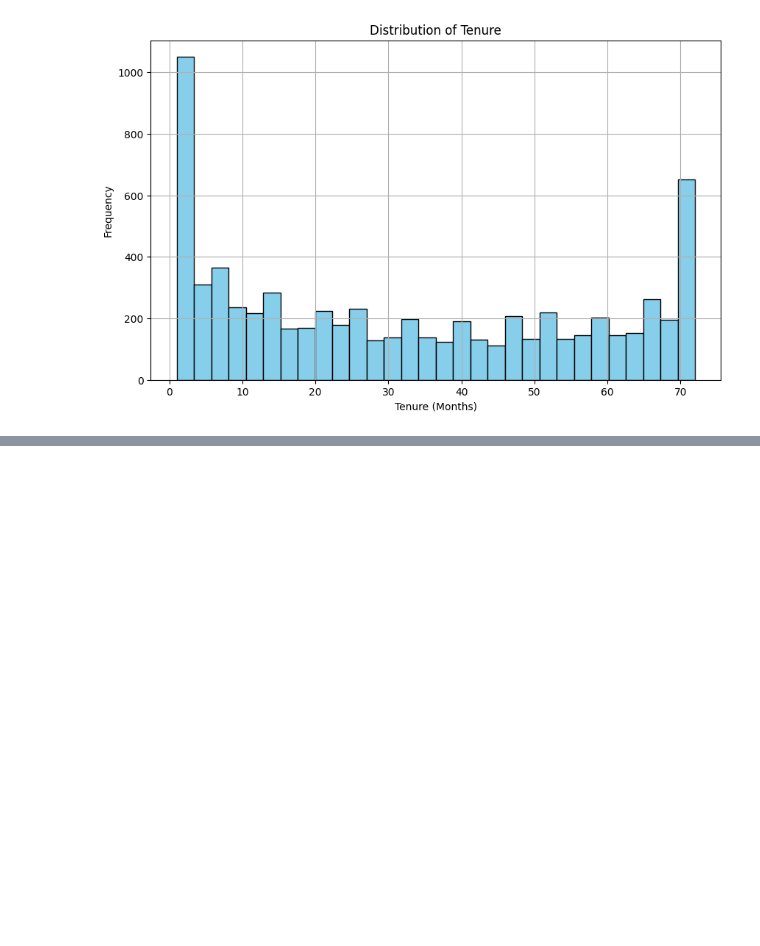
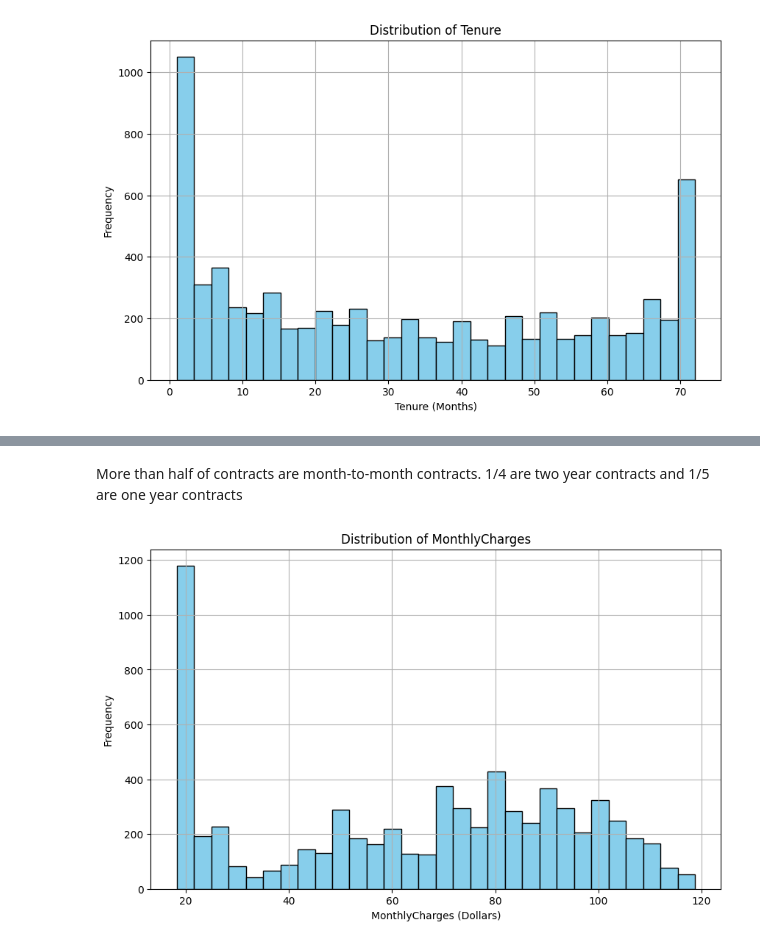
Before and after one commit to emonteiro27/customer_churn, a Jupyter notebook: customer_churn.ipynb, the cells around one changed output, grey strips where cells are left out. Cells and saved outputs as stored; diff of their text form; code cells hidden in the pictures; blank space fills up the shorter version.

```diff
--- a/customer_churn.ipynb
+++ b/customer_churn.ipynb
@@ -441,0 +452,12 @@ By checking tenures distribution we can see that more than a thousand customers
+# %% [markdown]
+More than half of contracts are month-to-month contracts. 1/4 are two year contracts and 1/5 are one year contracts
+# %%
+plt.figure(figsize=(10, 6))
+plt.hist(df['MonthlyCharges'], bins=30, color='skyblue', edgecolor='black')  # You can adjust the number of bins as needed
+plt.xlabel('MonthlyCharges (Dollars)')
+plt.ylabel('Frequency')
+plt.title('Distribution of MonthlyCharges')
+plt.grid(True)
+plt.show()
+# %% [output]
+[figure, added]
```
Also changed, not shown: parts of 7 cells of this notebook.
